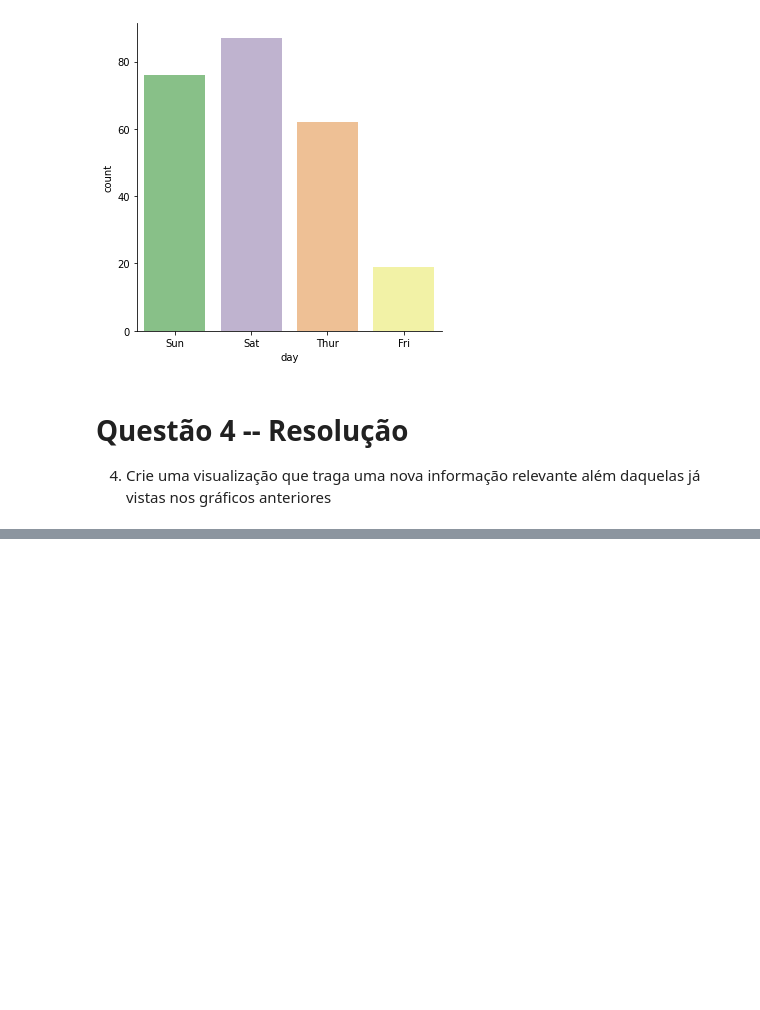
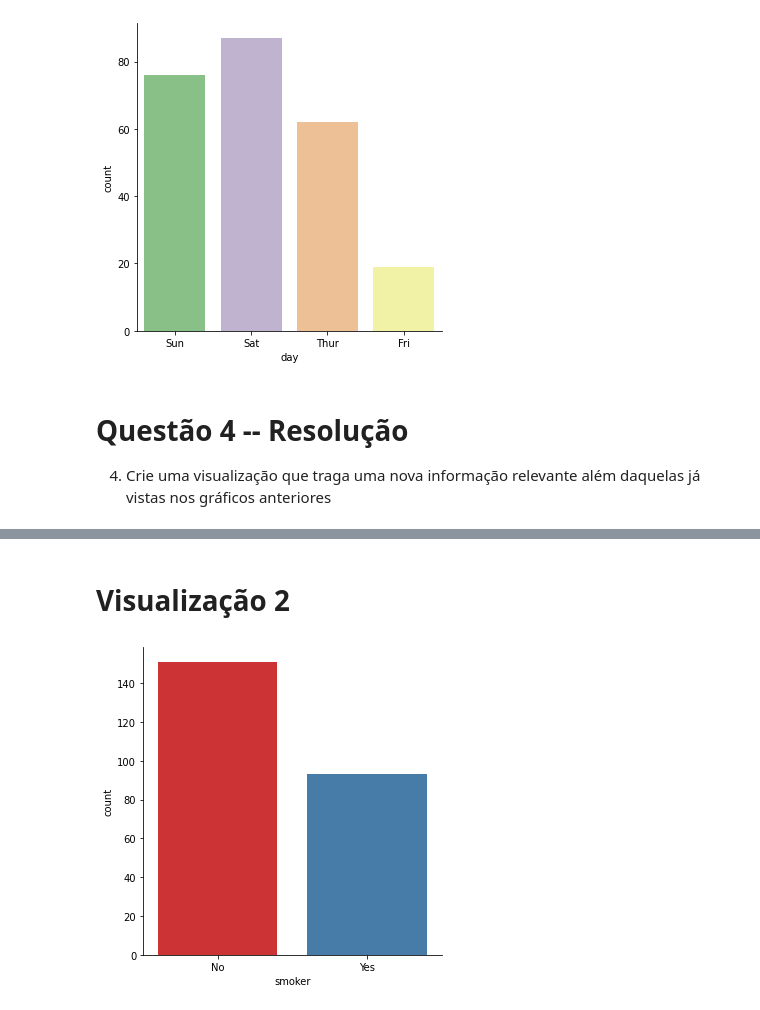
Before and after one commit to Ruann-01/Python_IA, a Jupyter notebook: Atividade 2/Atividade 2 - Exercícios.ipynb, the cells around one changed output, grey strips where cells are left out. Drawn from its saved outputs; the diff is of its cells as text; code cells hidden in the pictures; blank space fills up the shorter version.

Commit message:
Fazendo visualizações adicionais, como: matriz de correlação, boxplot e gráfico de barras

```diff
--- a/Atividade 2/Atividade 2 - Exercícios.ipynb
+++ b/Atividade 2/Atividade 2 - Exercícios.ipynb
@@ -448,0 +452,7 @@ sns.catplot(x="day", kind="count", palette="Accent", data=df);
+# %% [markdown]
+# Visualização 2
+# %%
+#Gráfico de barras trazendo a quantidade de clientes fumantes e não fumantes // kind="count" também
+sns.catplot(x="smoker", kind="count", palette="Set1", data=df);
+# %% [output]
+[figure, added]
```
Also changed, not shown: parts of 8 cells of this notebook.
